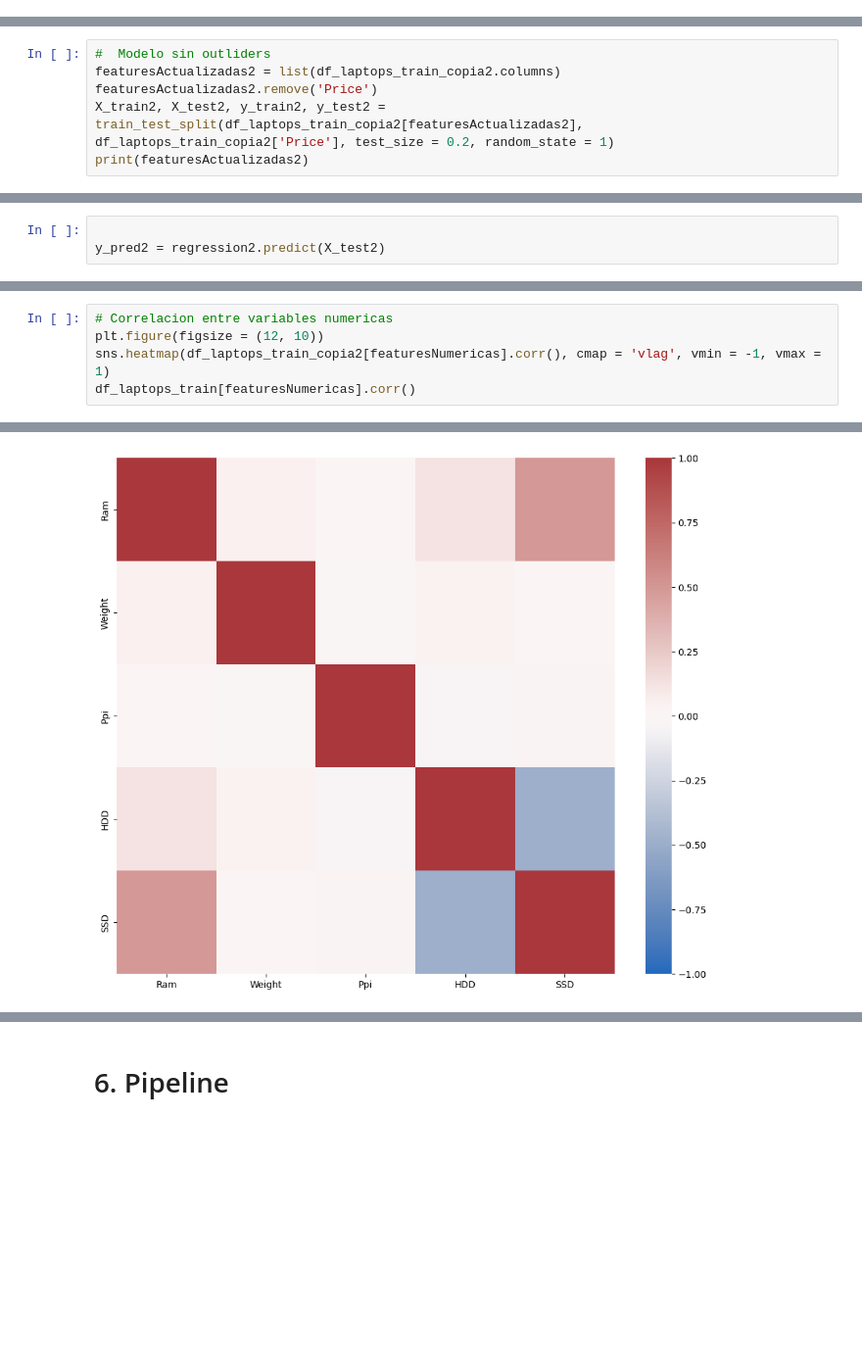
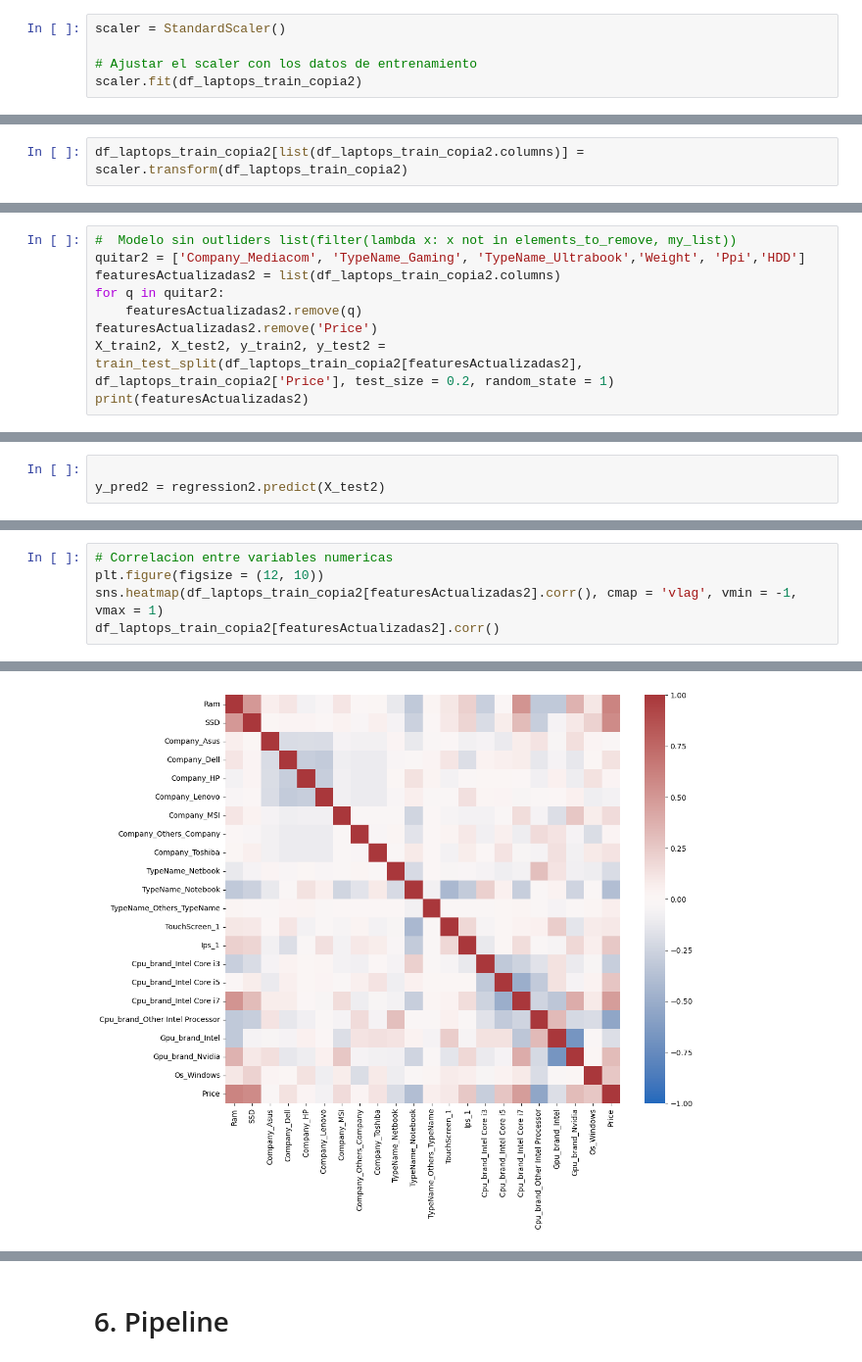
Before and after one commit to ddummann/BI-202302-1, a Jupyter notebook: Lab2/MainNotebook.ipynb, the cells around one changed output, grey strips where cells are left out. Shown at 98% size. Drawn from its saved outputs; the diff is of its cells as text; blank space fills up the shorter version.

```diff
--- a/Lab2/MainNotebook.ipynb
+++ b/Lab2/MainNotebook.ipynb
@@ -1000,3 +1000,8 @@ sns.boxplot(data=df_laptops_train_copia2["Price"], orient='h')
 plt.show()
 # %% [output]
 [figure]
+# %%
+scaler = StandardScaler()
+
+# Ajustar el scaler con los datos de entrenamiento
+scaler.fit(df_laptops_train_copia2)
@@ -1002,0 +1012,2 @@ plt.show()
+# %%
+df_laptops_train_copia2[list(df_laptops_train_copia2.columns)] = scaler.transform(df_laptops_train_copia2)
@@ -1003,6 +1036,9 @@ plt.show()
 # %%
-#  Modelo sin outliders
+#  Modelo sin outliders list(filter(lambda x: x not in elements_to_remove, my_list))
+quitar2 = ['Company_Mediacom', 'TypeName_Gaming', 'TypeName_Ultrabook','Weight', 'Ppi','HDD']
 featuresActualizadas2 = list(df_laptops_train_copia2.columns)
+for q in quitar2:
+    featuresActualizadas2.remove(q)
 featuresActualizadas2.remove('Price')
 X_train2, X_test2, y_train2, y_test2 = train_test_split(df_laptops_train_copia2[featuresActualizadas2], df_laptops_train_copia2['Price'], test_size = 0.2, random_state = 1)
 print(featuresActualizadas2)
@@ -1189,6 +1223,6 @@ Name: Price, dtype: float64
 # %%
 # Correlacion entre variables numericas
 plt.figure(figsize = (12, 10))
-sns.heatmap(df_laptops_train_copia2[featuresNumericas].corr(), cmap = 'vlag', vmin = -1, vmax = 1)
-df_laptops_train[featuresNumericas].corr()
+sns.heatmap(df_laptops_train_copia2[featuresActualizadas2].corr(), cmap = 'vlag', vmin = -1, vmax = 1)
+df_laptops_train_copia2[featuresActualizadas2].corr()
 # %% [output]
@@ -1201,4 +1246,4 @@ df_laptops_train[featuresNumericas].corr()
-[figure, old version]
+[figure, new version]
 # %%
 
 residuals2 = y_test2 - y_pred2
```
Also changed, not shown: parts of 29 cells of this notebook, 1 other file.
